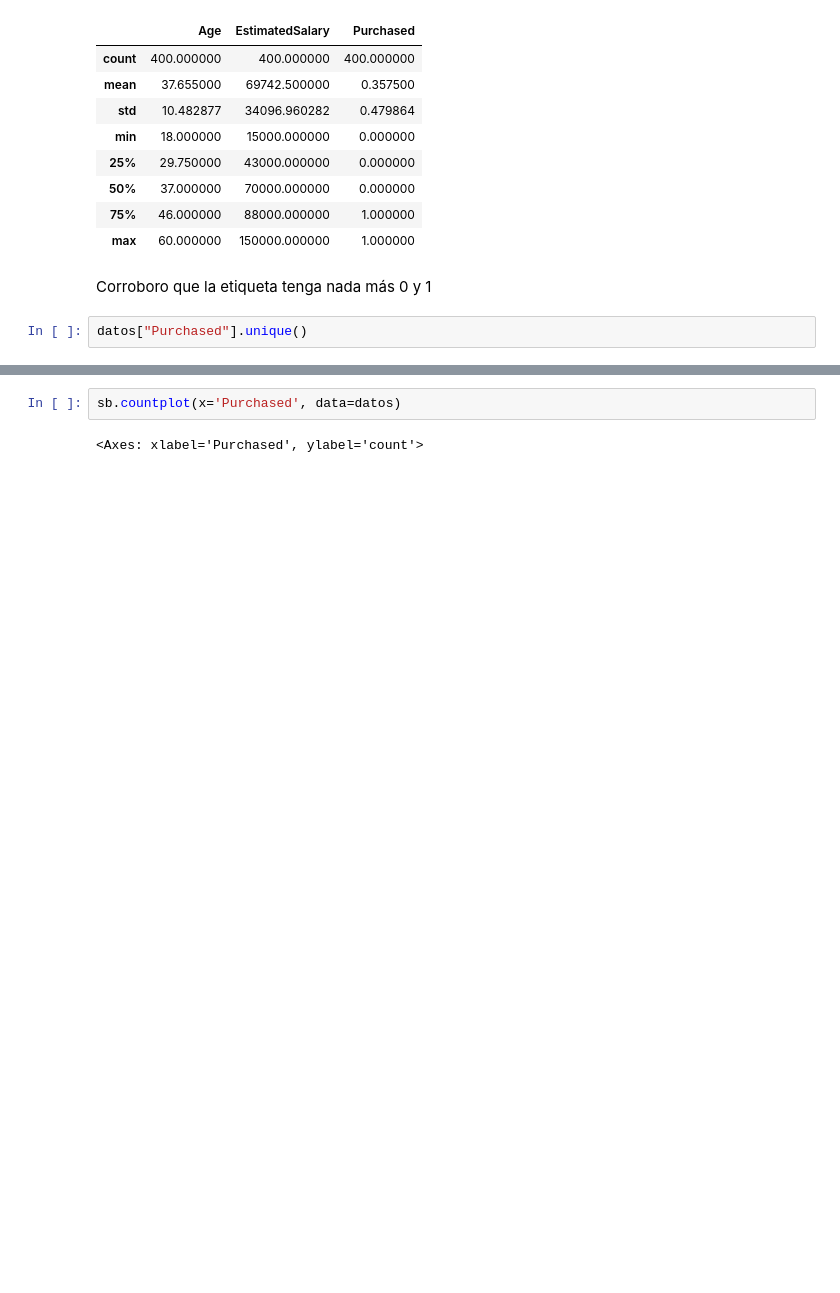
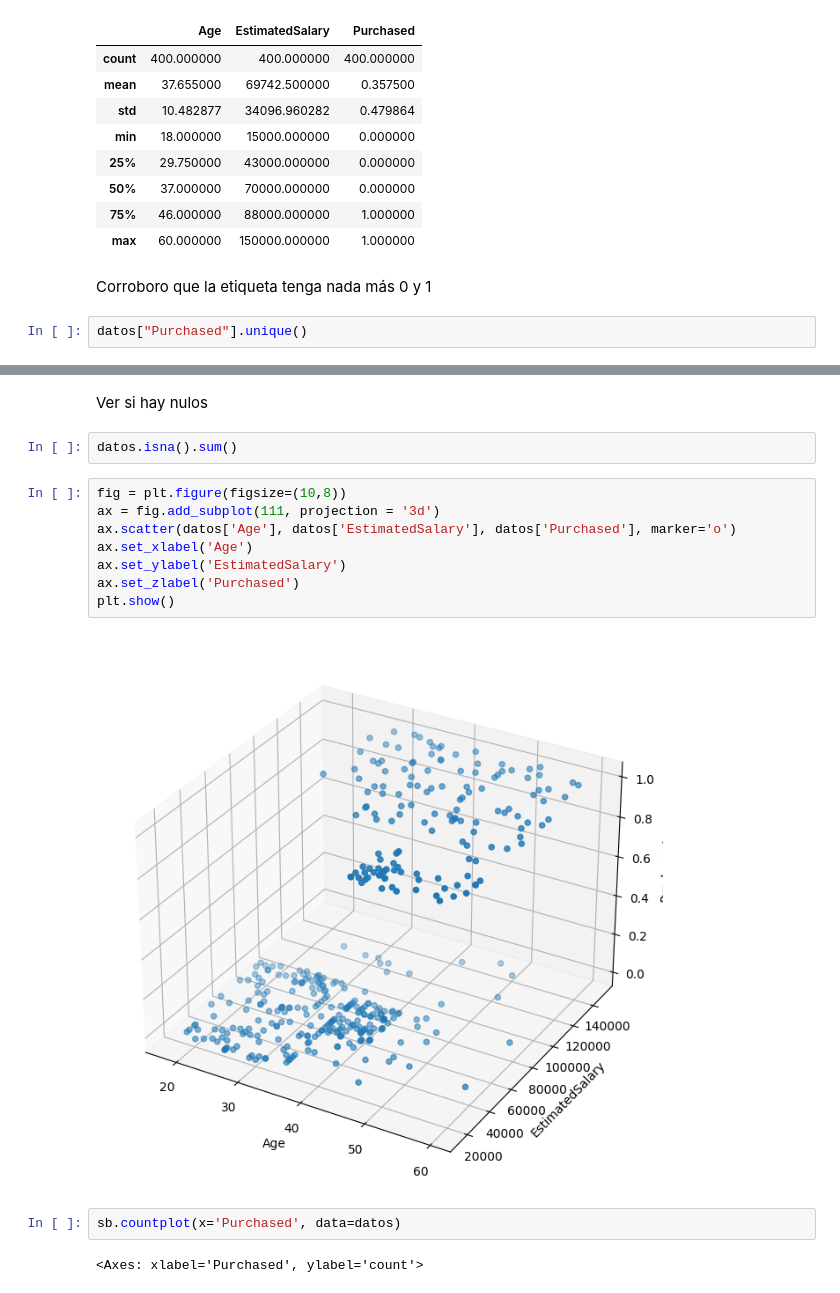
Before and after one commit to mechihallberg/2024UCALCD001, a Jupyter notebook: SocialMediaConsumerBehavior.ipynb, the cells around one changed output, grey strips where cells are left out. Drawn from its saved outputs; the diff is of its cells as text; blank space fills up the shorter version.

```diff
--- a/SocialMediaConsumerBehavior.ipynb
+++ b/SocialMediaConsumerBehavior.ipynb
@@ -48,3 +61,17 @@ datos["Purchased"].unique()
+# %% [markdown]
+Ver si hay nulos
+# %%
+datos.isna().sum()
+# %%
+fig = plt.figure(figsize=(10,8))
+ax = fig.add_subplot(111, projection = '3d')
+ax.scatter(datos['Age'], datos['EstimatedSalary'], datos['Purchased'], marker='o')
+ax.set_xlabel('Age')
+ax.set_ylabel('EstimatedSalary')
+ax.set_zlabel('Purchased')
+plt.show()
+# %% [output]
+[figure, added]
 # %%
 sb.countplot(x='Purchased', data=datos)
 # %% [output]
```
Also changed, not shown: parts of 2 cells of this notebook.
